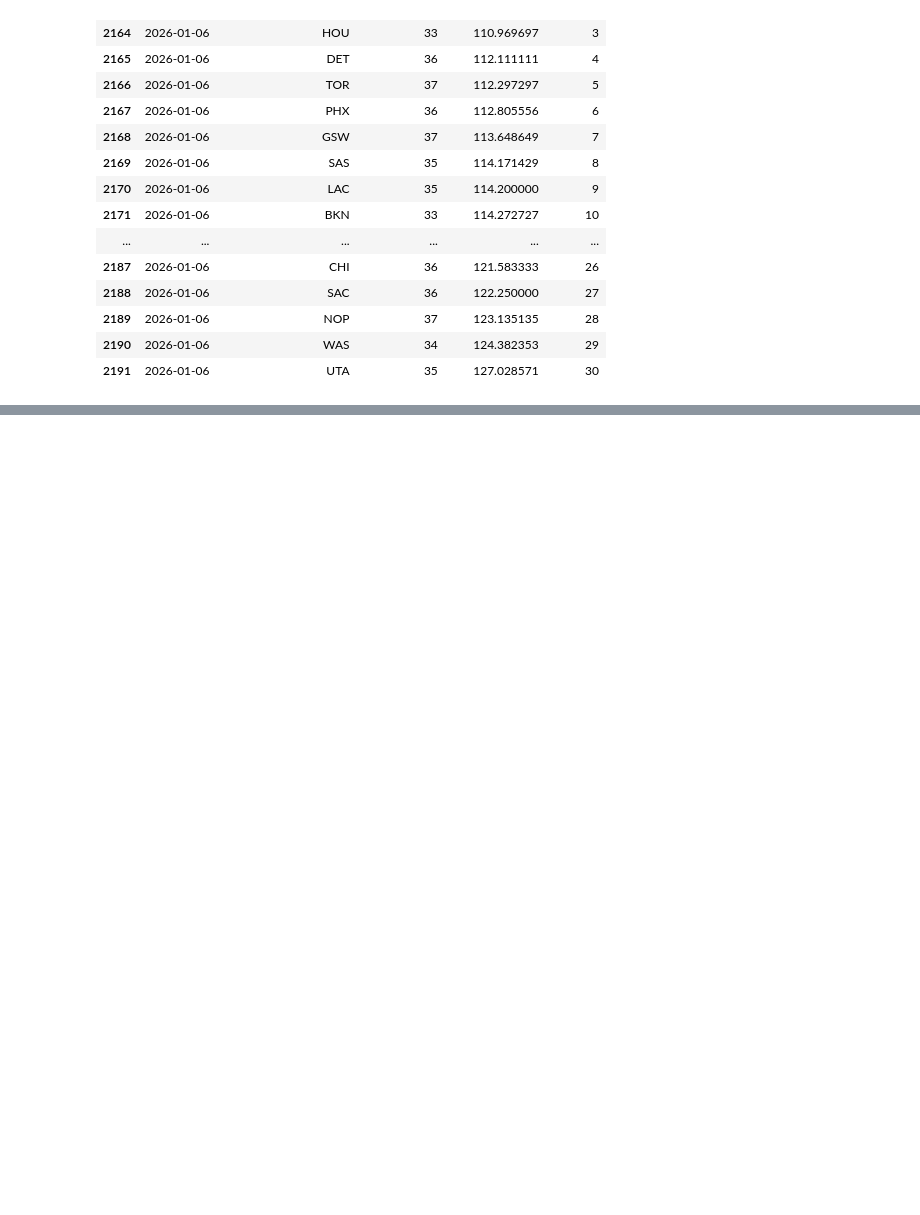
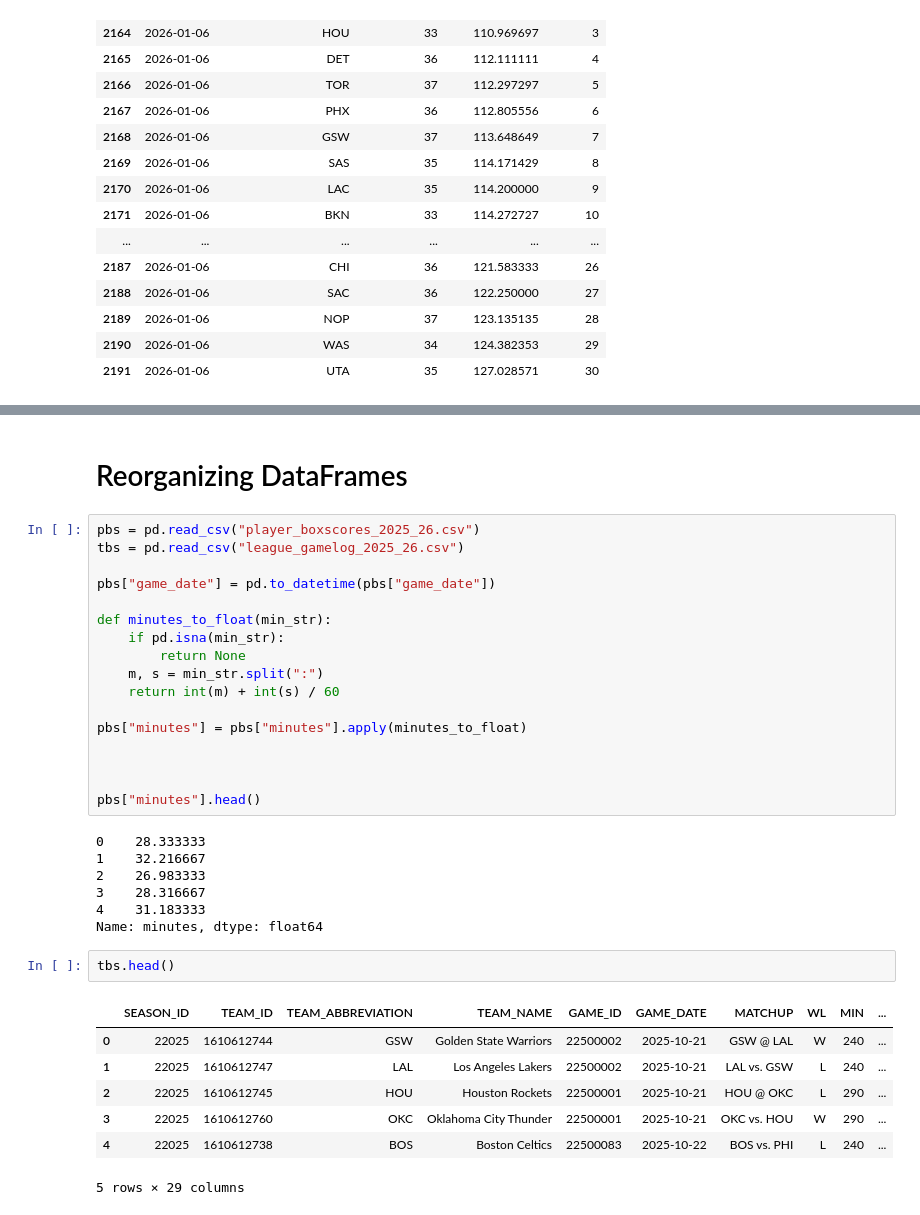
Before and after one commit to sibhisakthivel/nba-game-dashboard-automation, a Jupyter notebook: design.ipynb, the cells around one changed output, grey strips where cells are left out. Cells and saved outputs as stored; diff of their text form; blank space fills up the shorter version.

```diff
--- a/design.ipynb
+++ b/design.ipynb
@@ -1376,0 +1041,36 @@ plt.show()
+# %% [markdown]
+# Reorganizing DataFrames
+# %%
+pbs = pd.read_csv("player_boxscores_2025_26.csv")
+tbs = pd.read_csv("league_gamelog_2025_26.csv")
+
+pbs["game_date"] = pd.to_datetime(pbs["game_date"])
+
+def minutes_to_float(min_str):
+    if pd.isna(min_str):
+        return None
+    m, s = min_str.split(":")
+    return int(m) + int(s) / 60
+
+pbs["minutes"] = pbs["minutes"].apply(minutes_to_float)
+
+
+
+pbs["minutes"].head()
+# %% [output]
+0    28.333333
+1    32.216667
+2    26.983333
+3    28.316667
+4    31.183333
+Name: minutes, dtype: float64
+# %%
+tbs.head()
+# %% [output]
+|  | SEASON_ID | TEAM_ID | TEAM_ABBREVIATION | TEAM_NAME | GAME_ID | GAME_DATE | MATCHUP | WL | MIN | ... |
+| 0 | 22025 | 1610612744 | GSW | Golden State Warriors | 22500002 | 2025-10-21 | GSW @ LAL | W | 240 | ... |
+| 1 | 22025 | 1610612747 | LAL | Los Angeles Lakers | 22500002 | 2025-10-21 | LAL vs. GSW | L | 240 | ... |
+| 2 | 22025 | 1610612745 | HOU | Houston Rockets | 22500001 | 2025-10-21 | HOU @ OKC | L | 290 | ... |
+| 3 | 22025 | 1610612760 | OKC | Oklahoma City Thunder | 22500001 | 2025-10-21 | OKC vs. HOU | W | 290 | ... |
+| 4 | 22025 | 1610612738 | BOS | Boston Celtics | 22500083 | 2025-10-22 | BOS vs. PHI | L | 240 | ... |
+5 rows × 29 columns
```
Also changed, not shown: parts of 7 cells of this notebook.
